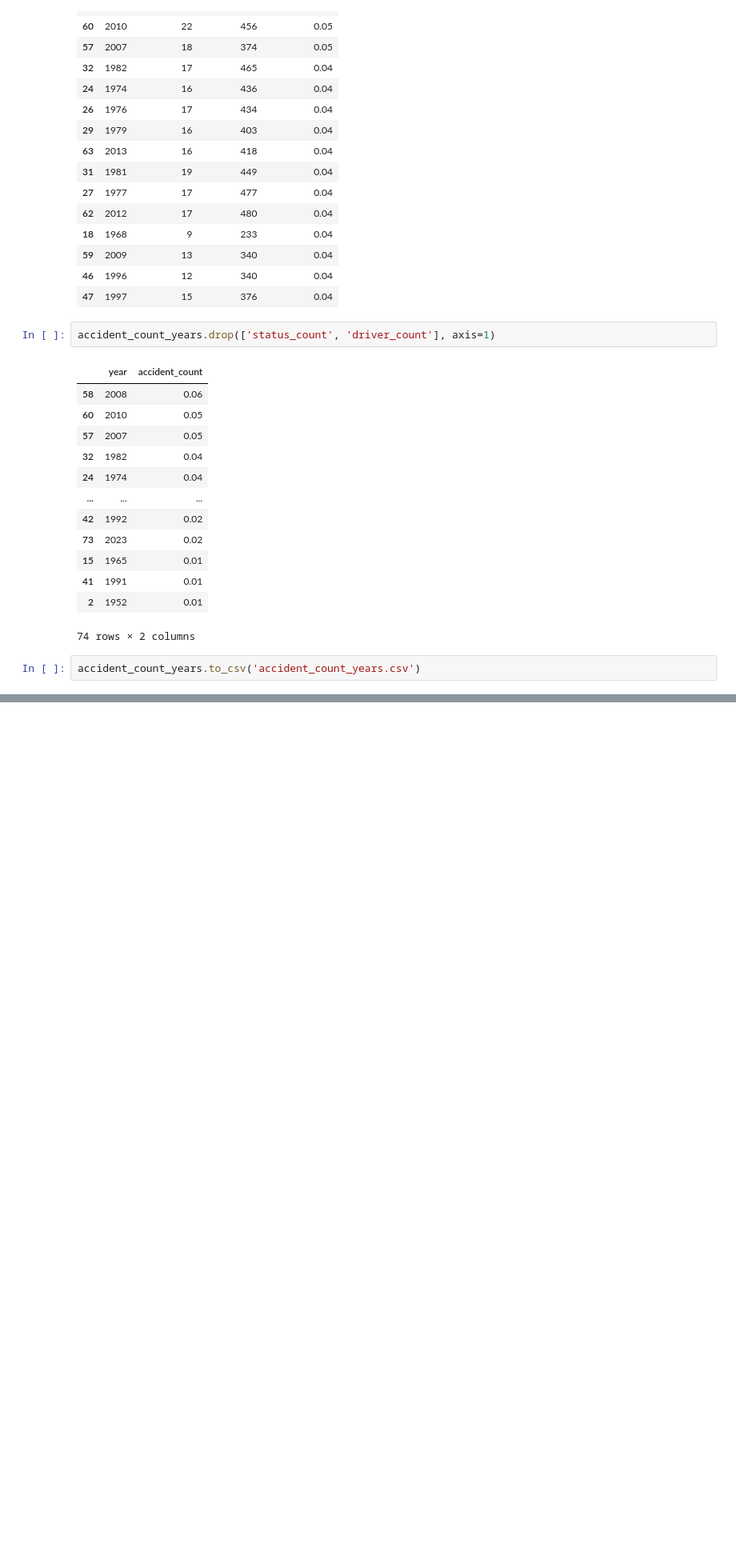
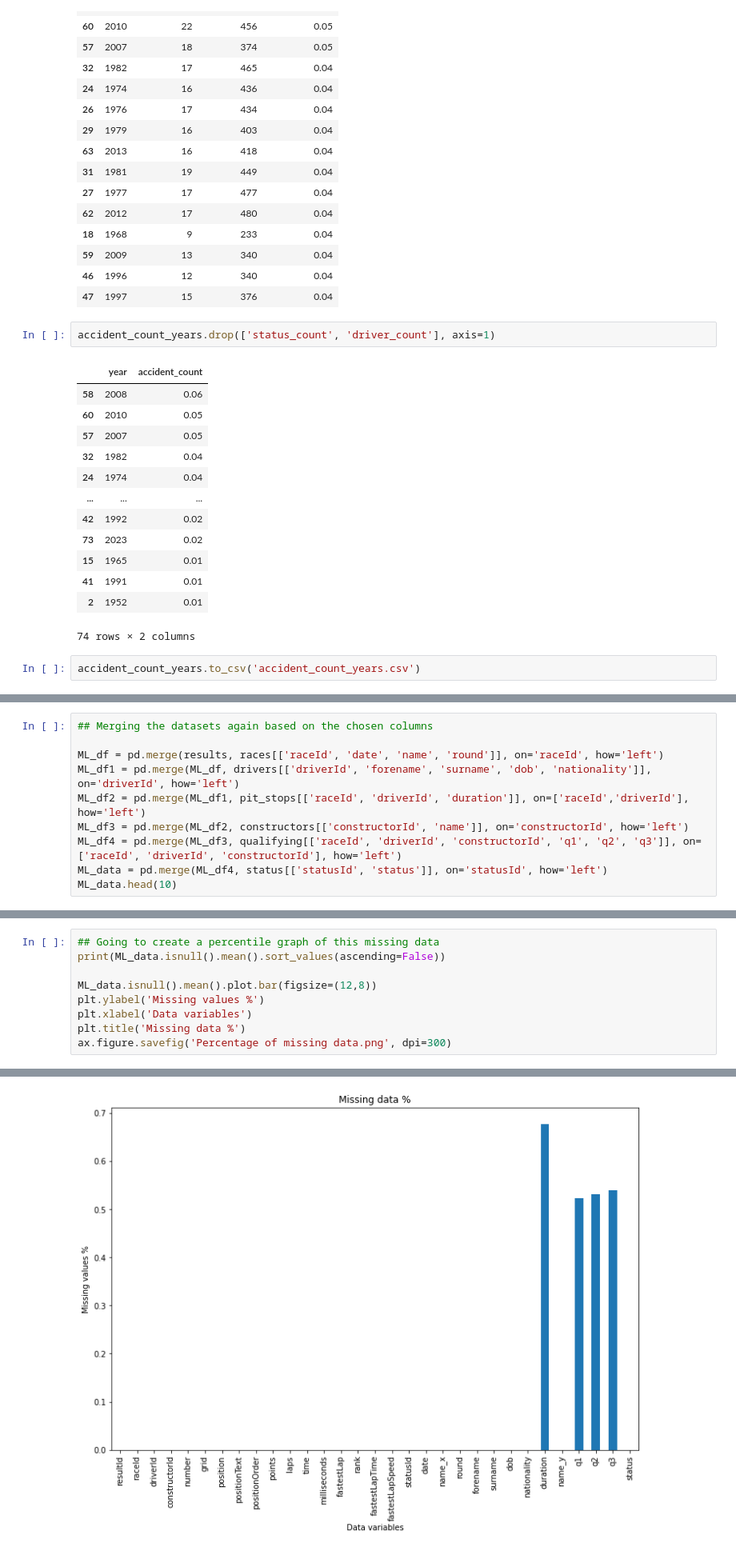
Before and after one commit to PaulOM203/MSC_Thesis_F1, a Jupyter notebook: Notebook.ipynb, the cells around one changed output, grey strips where cells are left out. Shown at 80% size. Cells and saved outputs as stored; diff of their text form; blank space fills up the shorter version.

```diff
--- a/Notebook.ipynb
+++ b/Notebook.ipynb
@@ -724,0 +748,10 @@ maps
+# %%
+## Merging the datasets again based on the chosen columns
+
+ML_df = pd.merge(results, races[['raceId', 'date', 'name', 'round']], on='raceId', how='left')
+ML_df1 = pd.merge(ML_df, drivers[['driverId', 'forename', 'surname', 'dob', 'nationality']], on='driverId', how='left')
+ML_df2 = pd.merge(ML_df1, pit_stops[['raceId', 'driverId', 'duration']], on=['raceId','driverId'], how='left')
+ML_df3 = pd.merge(ML_df2, constructors[['constructorId', 'name']], on='constructorId', how='left')
+ML_df4 = pd.merge(ML_df3, qualifying[['raceId', 'driverId', 'constructorId', 'q1', 'q2', 'q3']], on=['raceId', 'driverId', 'constructorId'], how='left')
+ML_data = pd.merge(ML_df4, status[['statusId', 'status']], on='statusId', how='left')
+ML_data.head(10)
@@ -724,0 +791,10 @@ maps
+# %%
+## Going to create a percentile graph of this missing data
+print(ML_data.isnull().mean().sort_values(ascending=False))
+
+ML_data.isnull().mean().plot.bar(figsize=(12,8))
+plt.ylabel('Missing values %')
+plt.xlabel('Data variables')
+plt.title('Missing data %')
+ax.figure.savefig('Percentage of missing data.png', dpi=300)
+# %% [output]
@@ -724,0 +818 @@ maps
+[figure, added]
```
Also changed, not shown: parts of 12 cells of this notebook.
